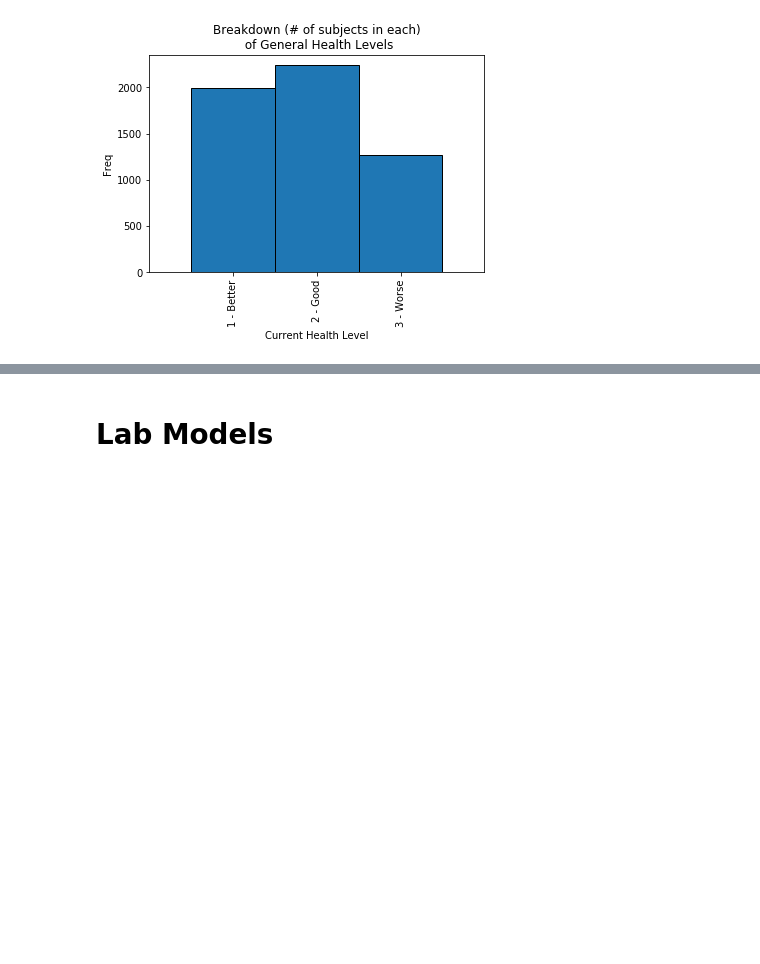
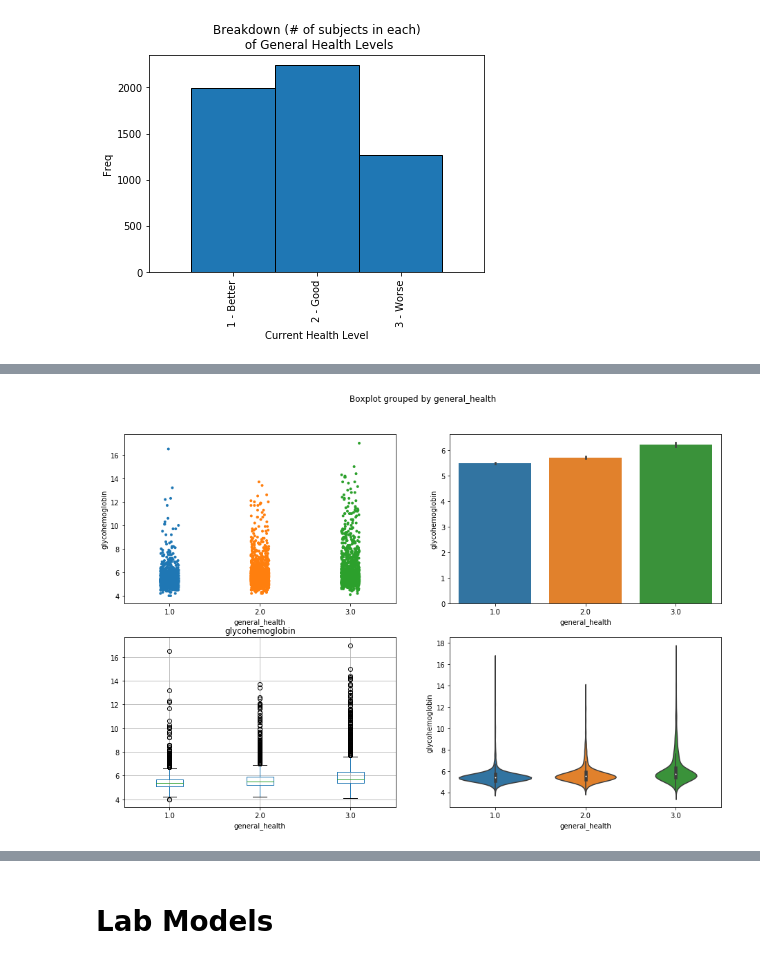
Before and after one commit to oconnoag/NHANES_General_Health_Prediction, a Jupyter notebook: general_health_eda_alijah3.ipynb, the cells around one changed output, grey strips where cells are left out. Cells and saved outputs as stored; diff of their text form; code cells hidden in the pictures; blank space fills up the shorter version.

```diff
--- a/general_health_eda_alijah3.ipynb
+++ b/general_health_eda_alijah3.ipynb
@@ -217,0 +305,4 @@ plt.xticks(np.arange(1,4), ['1 - Better', '2 - Good', '3 - Worse'],
+# %%
+visualize(lab_selected_features, 'general_health', 'glycohemoglobin')
+# %% [output]
+[figure, added]
```
Also changed, not shown: parts of 50 cells of this notebook.
